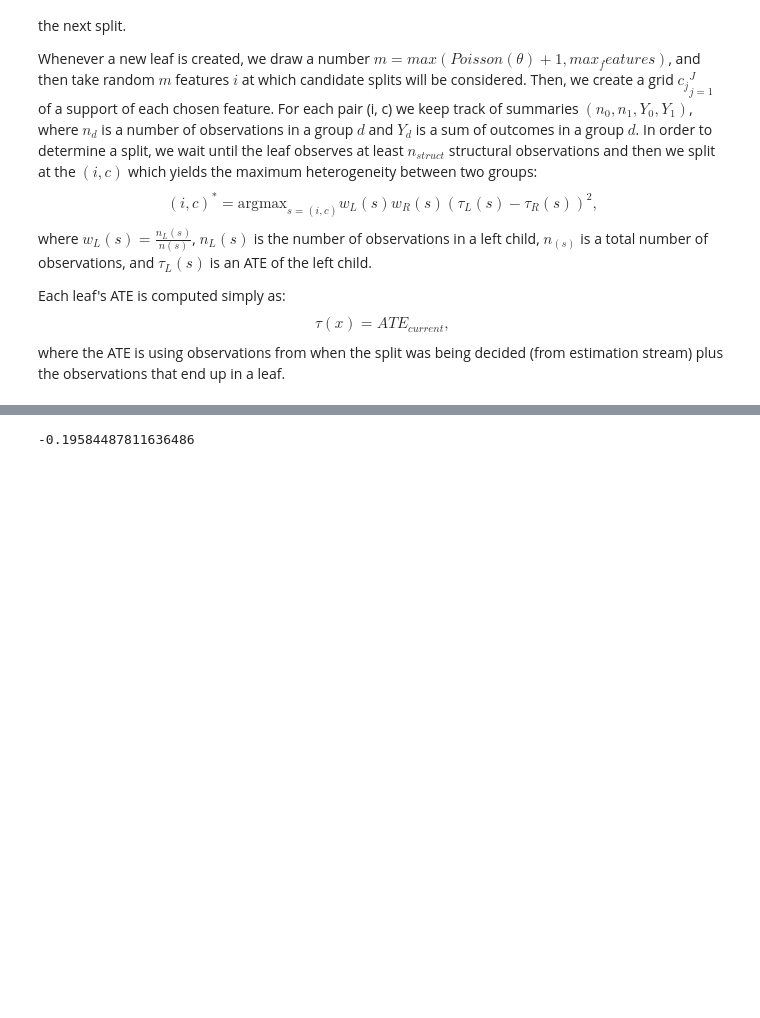
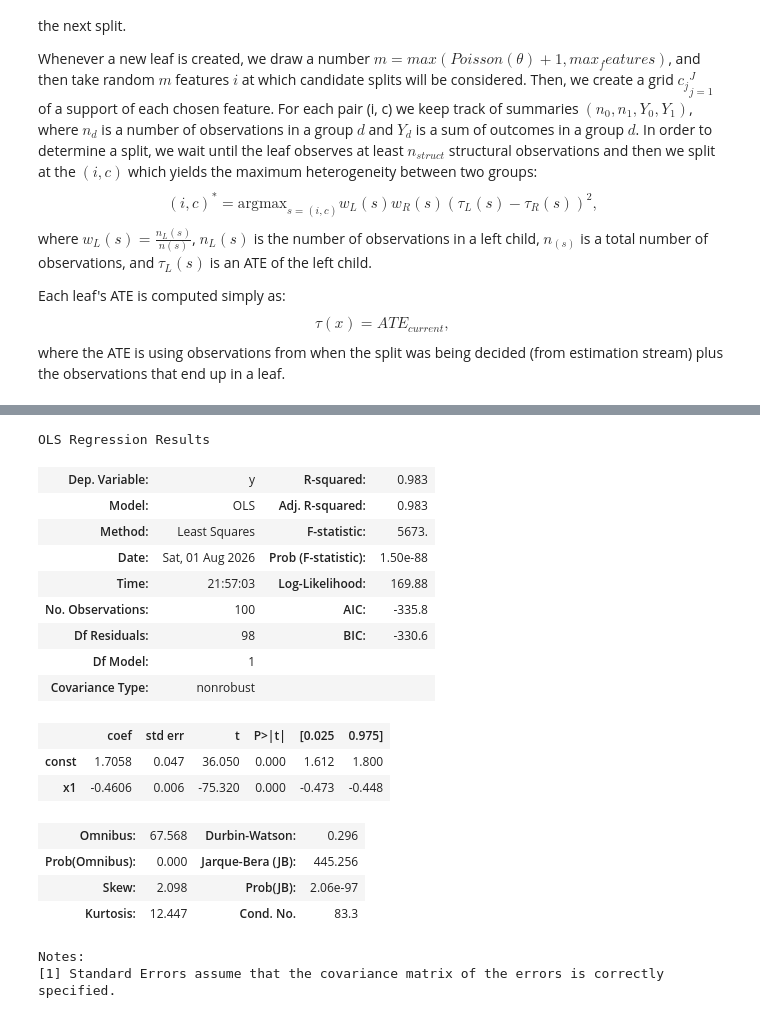
Before and after one commit to goxmox/online_random_forest, a Jupyter notebook: online_rf.ipynb, the cells around one changed output, grey strips where cells are left out. Drawn from its saved outputs; the diff is of its cells as text; code cells hidden in the pictures; blank space fills up the shorter version.

```diff
--- a/online_rf.ipynb
+++ b/online_rf.ipynb
@@ -700,7 +856,26 @@ OLS Regression Results
 Notes:
 [1] Standard Errors assume that the covariance matrix of the errors is correctly specified.
 # %%
-x_ =np.array([0.99, 0.5, 0.99])
-forest.compute_ate(x_) - dgp_mu1(x_)
+import statsmodels.api as sm
+
+sm.OLS(exog=sm.add_constant(np.log(np.arange(startup_n + 50, startup_n + 50 * (epochs + 1), 50))), endog=np.log(mean_mae_offline)).fit().summary()
 # %% [output]
--0.19584487811636486
+OLS Regression Results
+| Dep. Variable: | y | R-squared: | 0.983 |
+| Model: | OLS | Adj. R-squared: | 0.983 |
+| Method: | Least Squares | F-statistic: | 5673. |
+| Date: | Sat, 01 Aug 2026 | Prob (F-statistic): | 1.50e-88 |
+| Time: | 21:57:03 | Log-Likelihood: | 169.88 |
+| No. Observations: | 100 | AIC: | -335.8 |
+| Df Residuals: | 98 | BIC: | -330.6 |
+| Df Model: | 1 |  |  |
+| Covariance Type: | nonrobust |  |  |
+|  | coef | std err | t | P>|t| | [0.025 | 0.975] |
+| const | 1.7058 | 0.047 | 36.050 | 0.000 | 1.612 | 1.800 |
+| x1 | -0.4606 | 0.006 | -75.320 | 0.000 | -0.473 | -0.448 |
+| Omnibus: | 67.568 | Durbin-Watson: | 0.296 |
+| Prob(Omnibus): | 0.000 | Jarque-Bera (JB): | 445.256 |
+| Skew: | 2.098 | Prob(JB): | 2.06e-97 |
+| Kurtosis: | 12.447 | Cond. No. | 83.3 |
+Notes:
+[1] Standard Errors assume that the covariance matrix of the errors is correctly specified.
```
Also changed, not shown: parts of 13 cells of this notebook.
